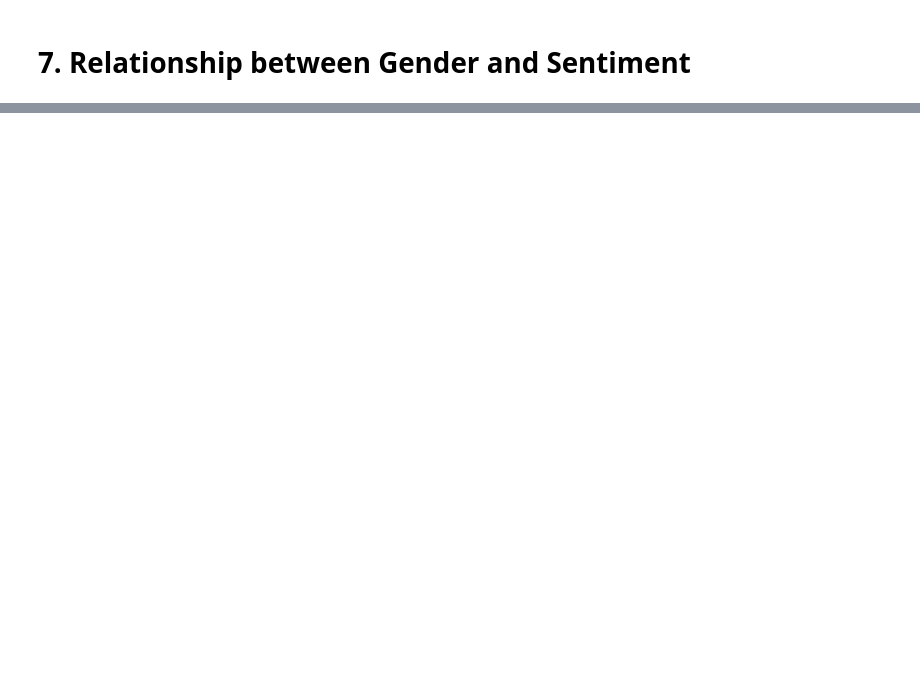
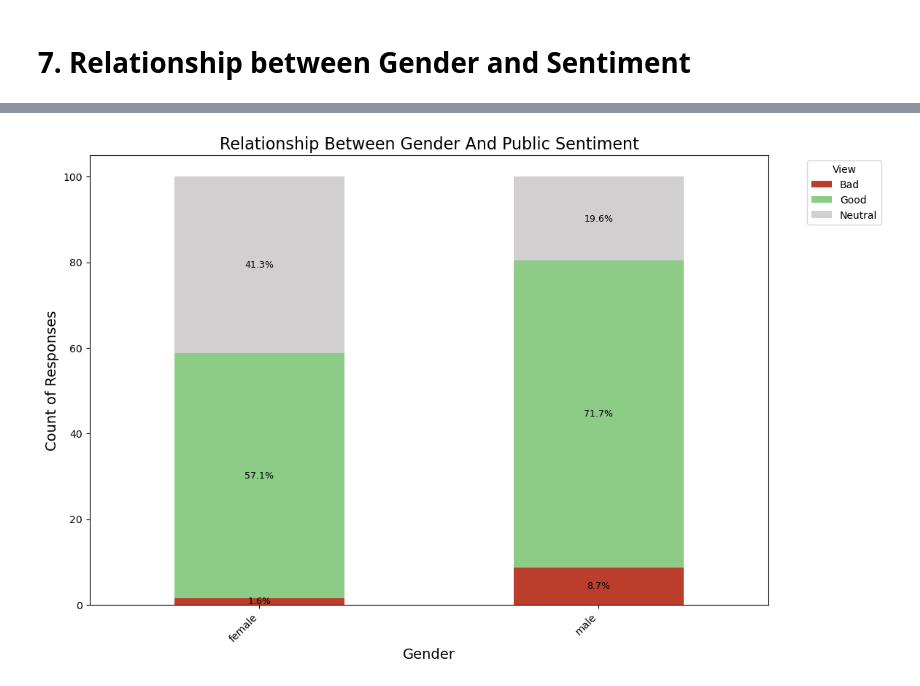
Before and after one commit to manelmahroug/Muslim-Brand-Sentiment, a Jupyter notebook: Brand_sentiment_001_June2024.ipynb, the cells around one changed output, grey strips where cells are left out. Drawn from its saved outputs; the diff is of its cells as text; code cells hidden in the pictures; blank space fills up the shorter version.

```diff
--- a/Brand_sentiment_001_June2024.ipynb
+++ b/Brand_sentiment_001_June2024.ipynb
@@ -473,10 +494,11 @@ plot_counts(survey,'Gender', 'Gender',
 # %%
 plot_stacked_bar_chart(
     df=survey,
-    title='Relationship between gender and public sentiment',
+    title='Relationship Between Gender And Public Sentiment',
     xlabel='Gender',
     ylabel='Count of Responses',
-    colors=['#8ccc87', '#ba3e2b', '#d1cfcf'],
     cat_col= 'Gender',
     sent_col='How do you feel about Muslims people in America'
 )
+# %% [output]
+[figure, added]
```
Also changed, not shown: parts of 14 cells of this notebook.
